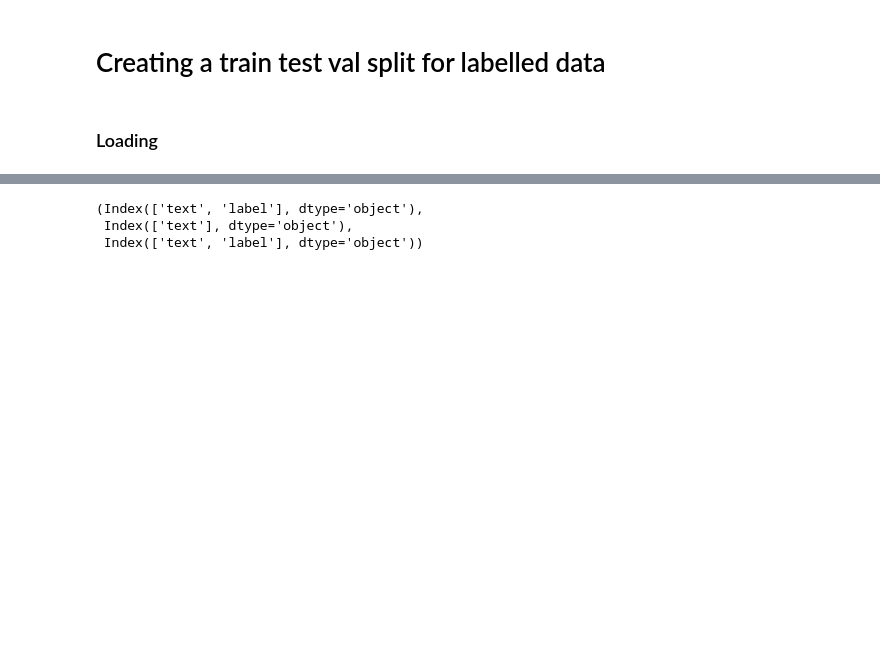
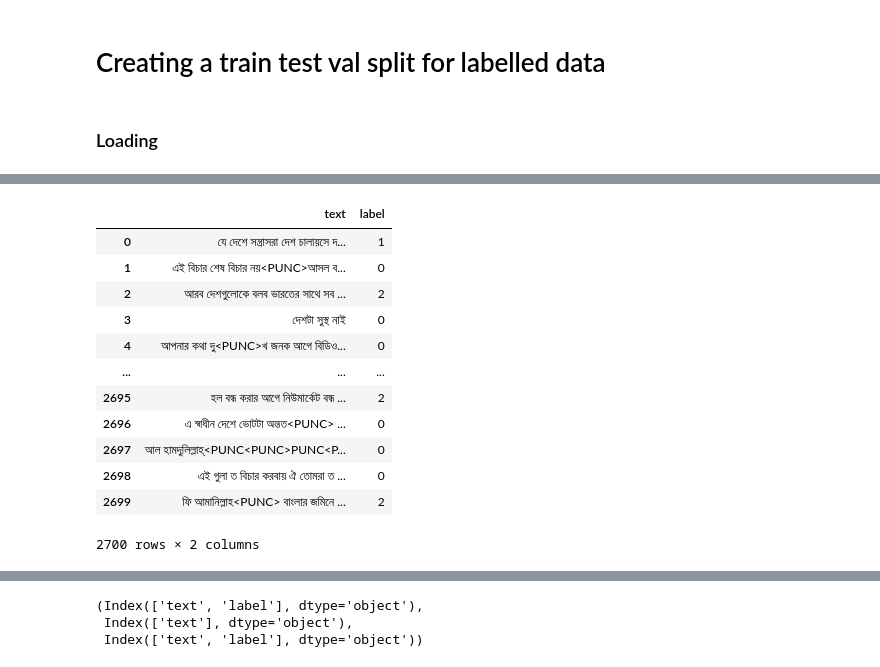
Before and after one commit to tzf101/VITD, a Jupyter notebook: split_task.ipynb, the cells around one changed output, grey strips where cells are left out. Drawn from its saved outputs; the diff is of its cells as text; code cells hidden in the pictures; blank space fills up the shorter version.

```diff
--- a/split_task.ipynb
+++ b/split_task.ipynb
@@ -33,0 +575,16 @@ val_df = pd.read_csv(dataset_path+"dev.csv")
+# %%
+train_df
+# %% [output]
+|  | text | label |
+| 0 | যে দেশে সন্ত্রাসরা দেশ চালায়সে দ... | 1 |
+| 1 | এই বিচার শেষ বিচার নয়<PUNC>আসল ব... | 0 |
+| 2 | আরব দেশগুলোকে বলব ভারতের সাথে সব ... | 2 |
+| 3 | দেশটা সুস্থ নাই | 0 |
+| 4 | আপনার কথা দু<PUNC>খ জনক আগে বিডিও... | 0 |
+| ... | ... | ... |
+| 2695 | হল বন্ধ করার আগে নিউমার্কেট বন্ধ ... | 2 |
+| 2696 | এ স্বাধীন দেশে ভোটটা অন্তত<PUNC> ... | 0 |
+| 2697 | আল হামদুলিল্লাহ্<PUNC<PUNC>PUNC<P... | 0 |
+| 2698 | এই গুলা ত বিচার করবায় ঐ তোমরা ত ... | 0 |
+| 2699 | ফি আমানিল্লাহ<PUNC> বাংলার জমিনে ... | 2 |
+2700 rows × 2 columns
```
Also changed, not shown: parts of 14 cells of this notebook.
